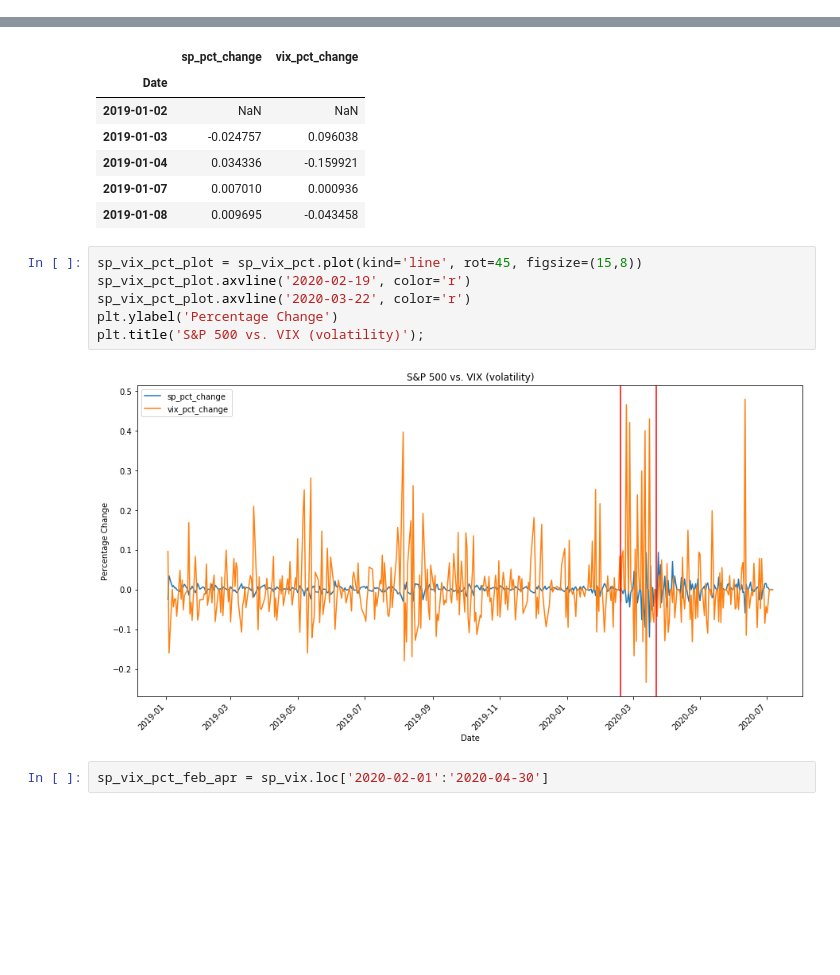
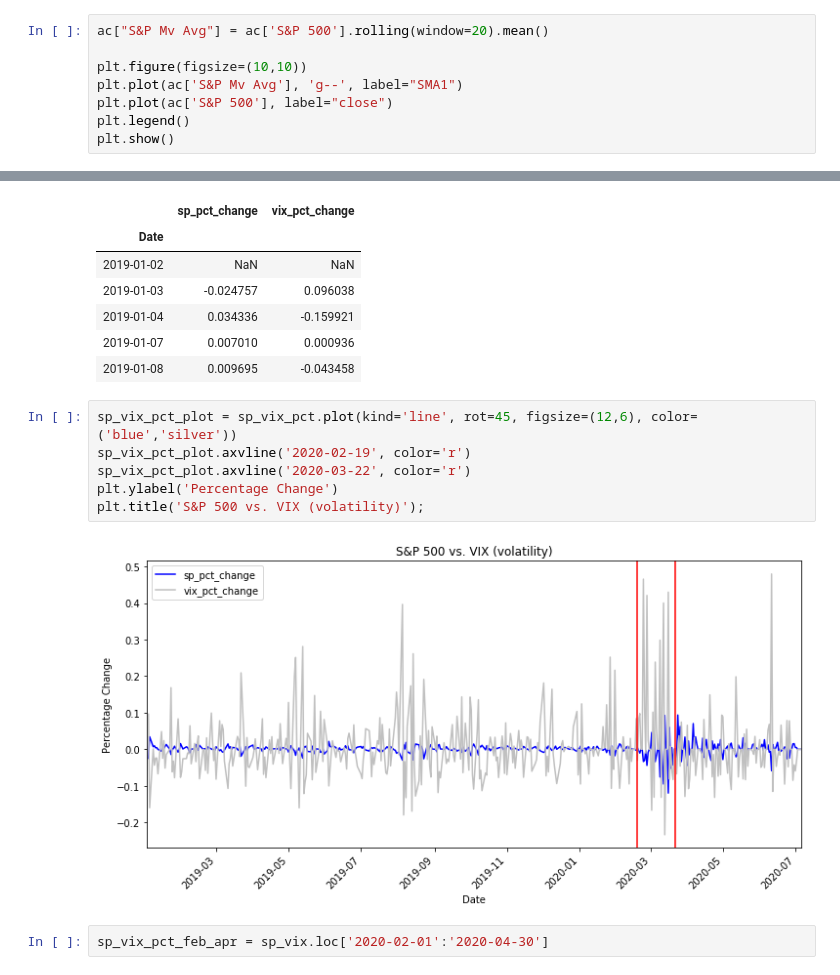
Before and after one commit to robertbozsik/impacts-of-covid19, a Jupyter notebook: plotting_RB.ipynb, the cells around one changed output, grey strips where cells are left out. Drawn from its saved outputs; the diff is of its cells as text; blank space fills up the shorter version.

Commit message:
New charts

```diff
--- a/plotting_RB.ipynb
+++ b/plotting_RB.ipynb
@@ -118 +130,9 @@ sns.lineplot(data=ac, x=ac.index, y='Zoom', ax=ax[4, 1], color='blue');
 [figure]
+# %%
+ac["S&P Mv Avg"] = ac['S&P 500'].rolling(window=20).mean()
+
+plt.figure(figsize=(10,10))
+plt.plot(ac['S&P Mv Avg'], 'g--', label="SMA1")
+plt.plot(ac['S&P 500'], label="close")
+plt.legend()
+plt.show()
@@ -231,13 +278,13 @@ sp_vix_pct.head()
 | 2019-01-07 | 0.007010 | 0.000936 |
 | 2019-01-08 | 0.009695 | -0.043458 |
 # %%
-sp_vix_pct_plot = sp_vix_pct.plot(kind='line', rot=45, figsize=(15,8))
+sp_vix_pct_plot = sp_vix_pct.plot(kind='line', rot=45, figsize=(12,6), color=('blue','silver'))
 sp_vix_pct_plot.axvline('2020-02-19', color='r')
 sp_vix_pct_plot.axvline('2020-03-22', color='r')
 plt.ylabel('Percentage Change')
 plt.title('S&P 500 vs. VIX (volatility)');
 # %% [output]
-[figure, old version]
+[figure, new version]
 # %%
 sp_vix_pct_feb_apr = sp_vix.loc['2020-02-01':'2020-04-30']
 # %%
```
Also changed, not shown: parts of 41 cells of this notebook.
